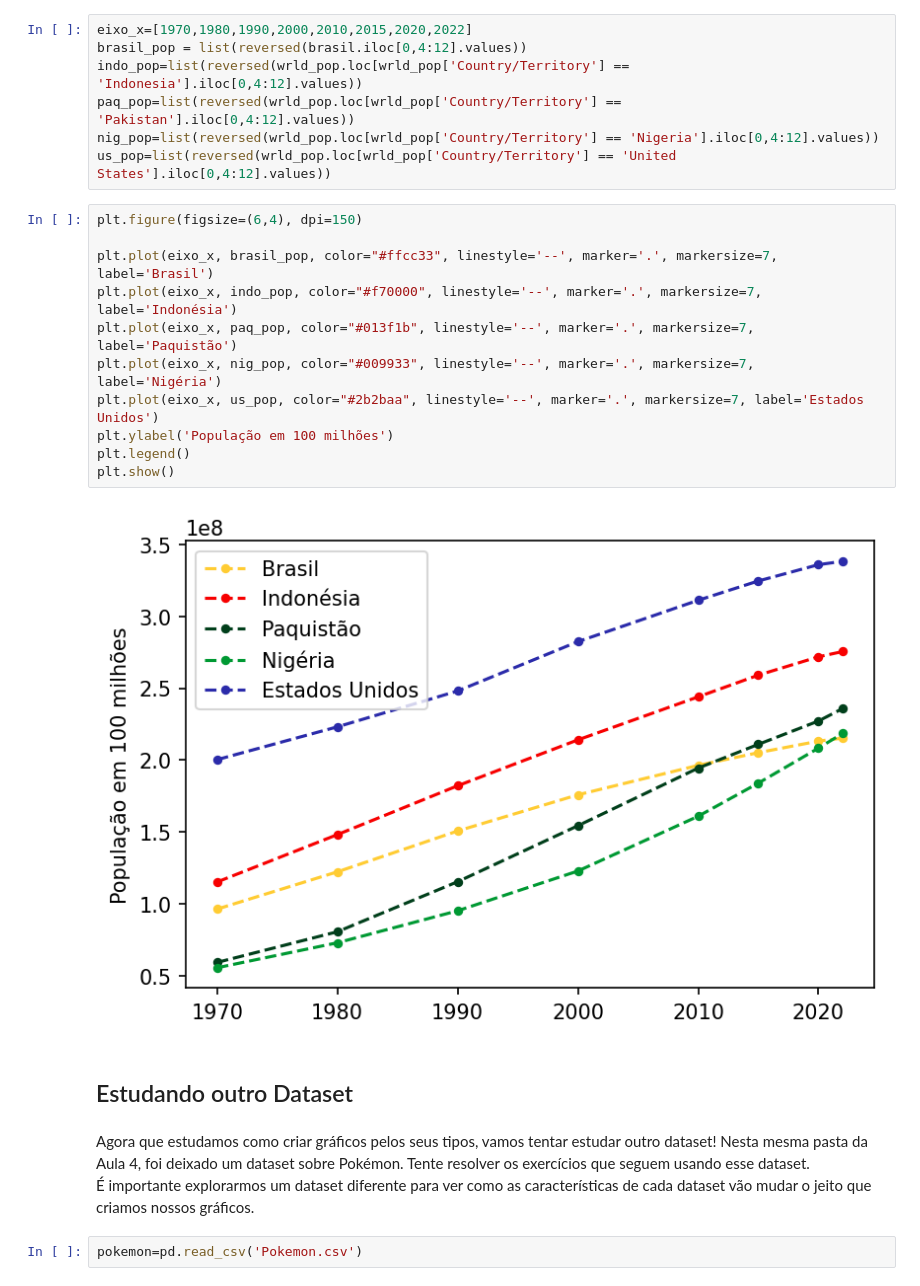
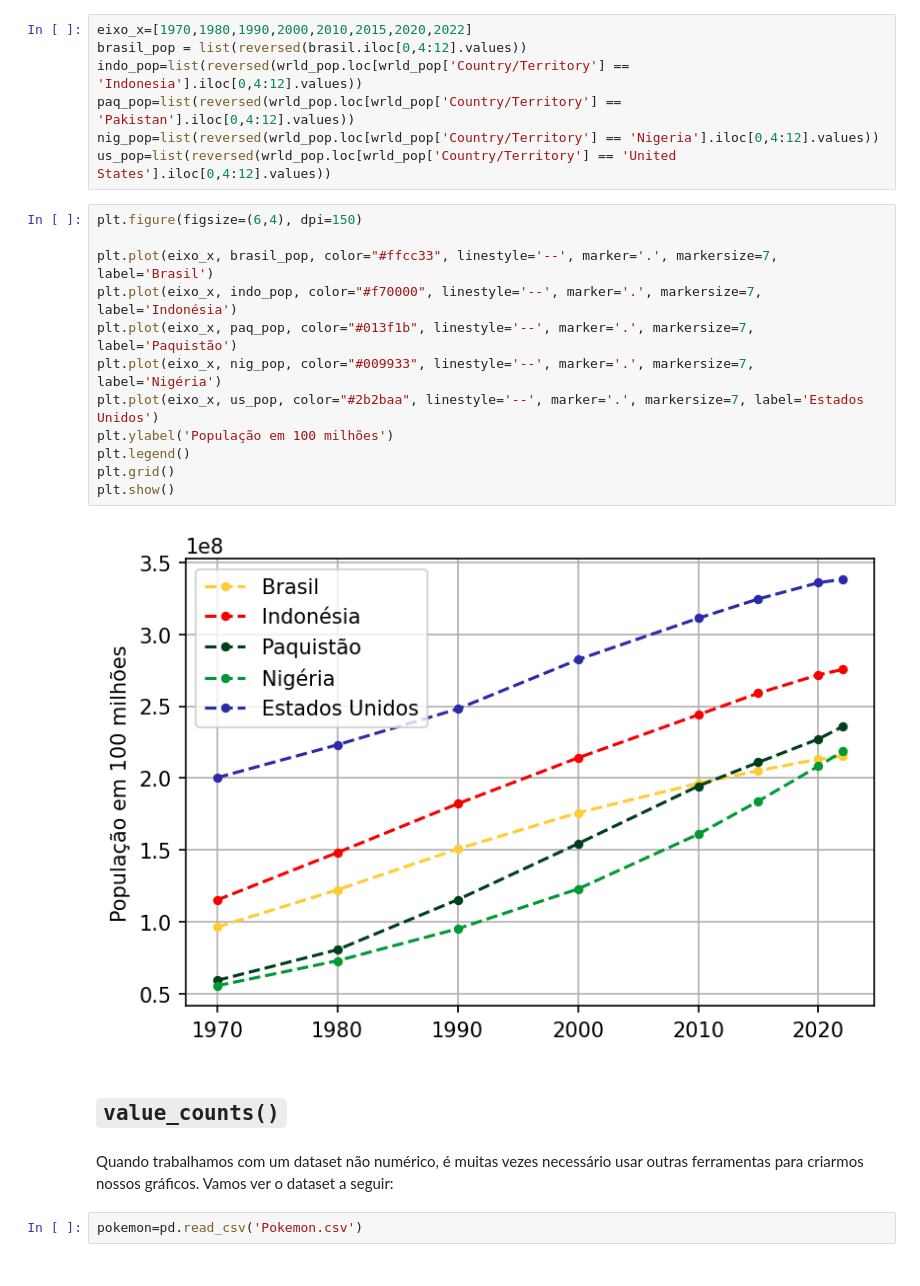
Before and after one commit to heitorhenriques/MiniCurso, a Jupyter notebook: Aula 4/Aula4.ipynb, the cells around one changed output. Drawn from its saved outputs; the diff is of its cells as text.

Commit message:
Exercícios

```diff
--- a/Aula 4/Aula4.ipynb
+++ b/Aula 4/Aula4.ipynb
@@ -557,21 +623,21 @@ us_pop=list(reversed(wrld_pop.loc[wrld_pop['Country/Territory'] == 'United State
 # %%
 plt.figure(figsize=(6,4), dpi=150)
 
 plt.plot(eixo_x, brasil_pop, color="#ffcc33", linestyle='--', marker='.', markersize=7, label='Brasil')
 plt.plot(eixo_x, indo_pop, color="#f70000", linestyle='--', marker='.', markersize=7, label='Indonésia')
 plt.plot(eixo_x, paq_pop, color="#013f1b", linestyle='--', marker='.', markersize=7, label='Paquistão')
 plt.plot(eixo_x, nig_pop, color="#009933", linestyle='--', marker='.', markersize=7, label='Nigéria')
 plt.plot(eixo_x, us_pop, color="#2b2baa", linestyle='--', marker='.', markersize=7, label='Estados Unidos')
 plt.ylabel('População em 100 milhões')
 plt.legend()
+plt.grid()
 plt.show()
 # %% [output]
-[figure, old version]
+[figure, new version]
-# %% [markdown]
-## Estudando outro Dataset
-# %% [markdown]
-Agora que estudamos como criar gráficos pelos seus tipos, vamos tentar estudar outro dataset! Nesta mesma pasta da Aula 4, foi deixado um dataset sobre Pokémon. Tente resolver os exercícios que seguem usando esse dataset.\
-É importante explorarmos um dataset diferente para ver como as características de cada dataset vão mudar o jeito que criamos nossos gráficos.
+# %% [markdown]
+## `value_counts()`
+# %% [markdown]
+Quando trabalhamos com um dataset não numérico, é muitas vezes necessário usar outras ferramentas para criarmos nossos gráficos. Vamos ver o dataset a seguir:
 # %%
 pokemon=pd.read_csv('Pokemon.csv')
 # %%
```
Also changed, not shown: parts of 47 cells of this notebook, 1 other file.
